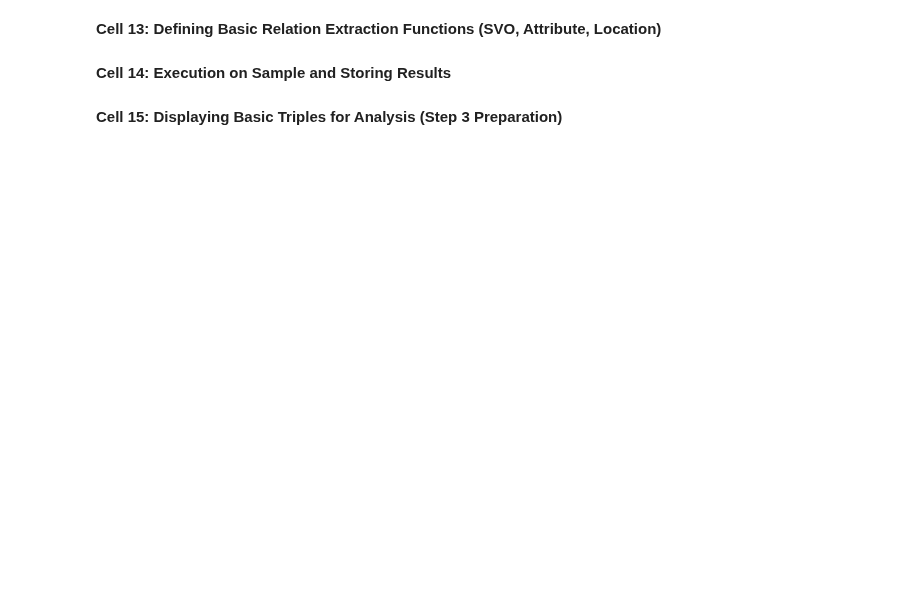
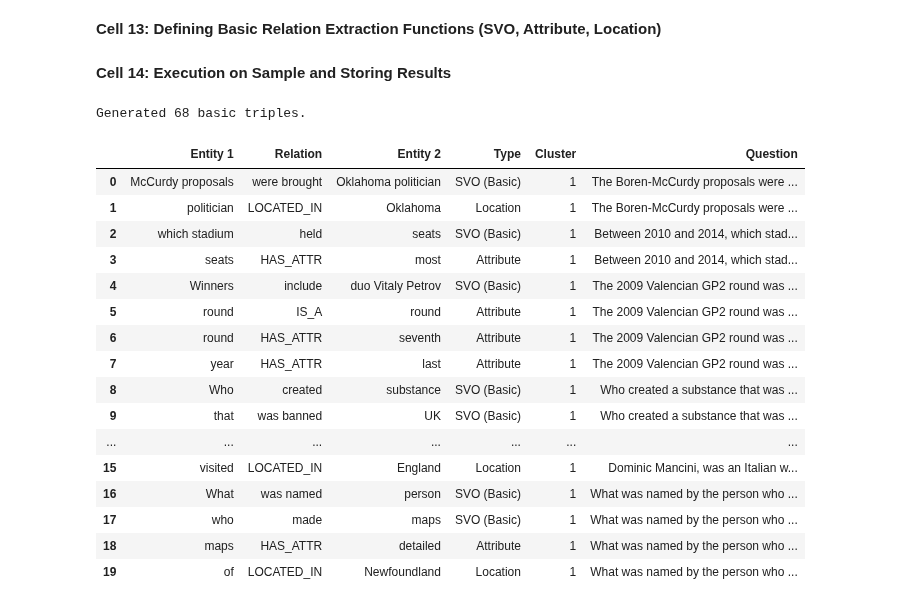
Before and after one commit to eliyahuav/NLP-project, a Jupyter notebook: PART4_CLUSTERING.ipynb, the cells around one changed output. Saved outputs shown, nothing was run; the diff lists cells and outputs as text; code cells hidden in the pictures; blank space fills up the shorter version.

```diff
--- a/PART4_CLUSTERING.ipynb
+++ b/PART4_CLUSTERING.ipynb
@@ -722,7 +726,7 @@ import numpy as np
 # Assumes 'df_working' (containing 'question' and 'dbscan_cluster' columns) is loaded from previous steps.
 
 # Select the clusters for in-depth linguistic analysis (Step 1 requirement)
-CLUSTERS_TO_ANALYZE = [20, 58]
+CLUSTERS_TO_ANALYZE = [1,11]
 SAMPLE_SIZE = 25 # Sample size required (20-30 questions per cluster)
 
 # --- Load SpaCy Model ---
@@ -842,19 +824,37 @@ print(f"==================================================================")
-# %% [markdown]
-**Cell 15: Displaying Basic Triples for Analysis (Step 3 Preparation)**
-# %%
-# Cell 4: Displaying Basic Triples for Analysis (for Step 3)
-
-# This table should be included in your report to demonstrate the results of the basic code.
-print("Displaying the top 10 extracted triples per selected cluster:")
-
-for cluster_id in CLUSTERS_TO_ANALYZE:
-    df_cluster_output = df_basic_triples[df_basic_triples['Cluster'] == cluster_id]
-
-    print(f"\n--- Cluster {cluster_id} - Basic Relations ---")
-    if not df_cluster_output.empty:
-        # Print the head of the DataFrame as a Markdown table for easy viewing
-        print(df_cluster_output[['Entity 1', 'Relation', 'Entity 2', 'Type', 'Question']].head(10).to_markdown(index=False))
-    else:
-        print("No basic relations found in this cluster sample.")
-
-# --- Next Step: Use this output to identify weaknesses and develop custom patterns (Step 3) ---
+# %%
+all_basic_triples = []
+
+for cluster_id in CLUSTERS_TO_ANALYZE:
+    cluster_data = df_working[df_working['dbscan_cluster'] == cluster_id]
+    sample = cluster_data.sample(min(SAMPLE_SIZE, len(cluster_data)), random_state=42)
+
+    for q in sample['question']:
+        doc = nlp(q)
+        res = extract_svo_basic(doc) + extract_entity_attribute(doc) + extract_entity_location(doc)
+        for r in res:
+            r['Cluster'] = cluster_id
+            r['Question'] = q
+            all_basic_triples.append(r)
+
+df_triples_output = pd.DataFrame(all_basic_triples)
+print(f"Generated {len(df_triples_output)} basic triples.")
+df_triples_output.head(20)
+# %% [output]
+Generated 68 basic triples.
+|  | Entity 1 | Relation | Entity 2 | Type | Cluster | Question |
+| 0 | McCurdy proposals | were brought | Oklahoma politician | SVO (Basic) | 1 | The Boren-McCurdy proposals were ... |
+| 1 | politician | LOCATED_IN | Oklahoma | Location | 1 | The Boren-McCurdy proposals were ... |
+| 2 | which stadium | held | seats | SVO (Basic) | 1 | Between 2010 and 2014, which stad... |
+| 3 | seats | HAS_ATTR | most | Attribute | 1 | Between 2010 and 2014, which stad... |
+| 4 | Winners | include | duo Vitaly Petrov | SVO (Basic) | 1 | The 2009 Valencian GP2 round was ... |
+| 5 | round | IS_A | round | Attribute | 1 | The 2009 Valencian GP2 round was ... |
+| 6 | round | HAS_ATTR | seventh | Attribute | 1 | The 2009 Valencian GP2 round was ... |
+| 7 | year | HAS_ATTR | last | Attribute | 1 | The 2009 Valencian GP2 round was ... |
+| 8 | Who | created | substance | SVO (Basic) | 1 | Who created a substance that was ... |
+| 9 | that | was banned | UK | SVO (Basic) | 1 | Who created a substance that was ... |
+| ... | ... | ... | ... | ... | ... | ... |
+| 15 | visited | LOCATED_IN | England | Location | 1 | Dominic Mancini, was an Italian w... |
+| 16 | What | was named | person | SVO (Basic) | 1 | What was named by the person who ... |
+| 17 | who | made | maps | SVO (Basic) | 1 | What was named by the person who ... |
+| 18 | maps | HAS_ATTR | detailed | Attribute | 1 | What was named by the person who ... |
+| 19 | of | LOCATED_IN | Newfoundland | Location | 1 | What was named by the person who ... |
```
Also changed, not shown: parts of 8 cells of this notebook.
